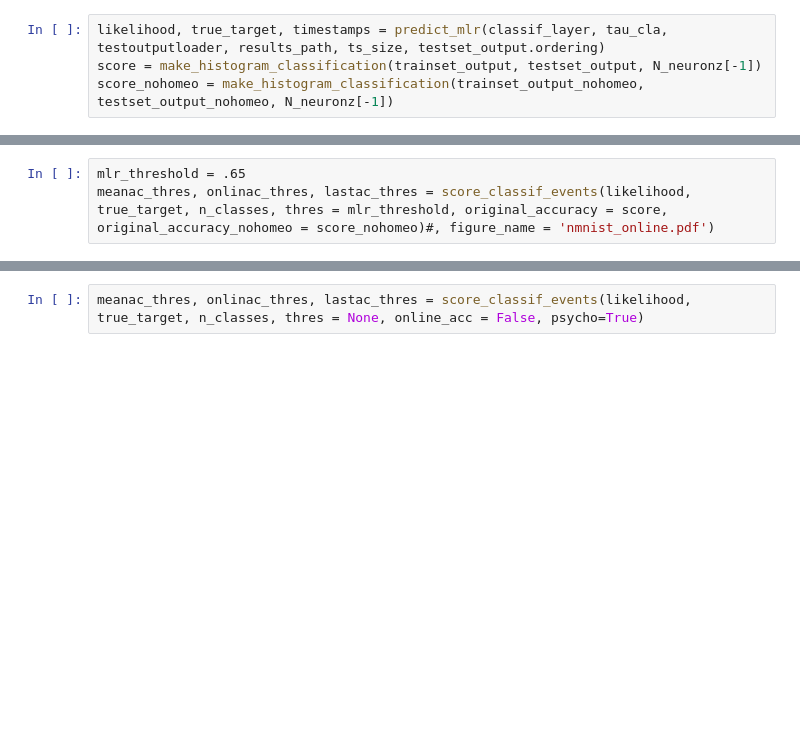
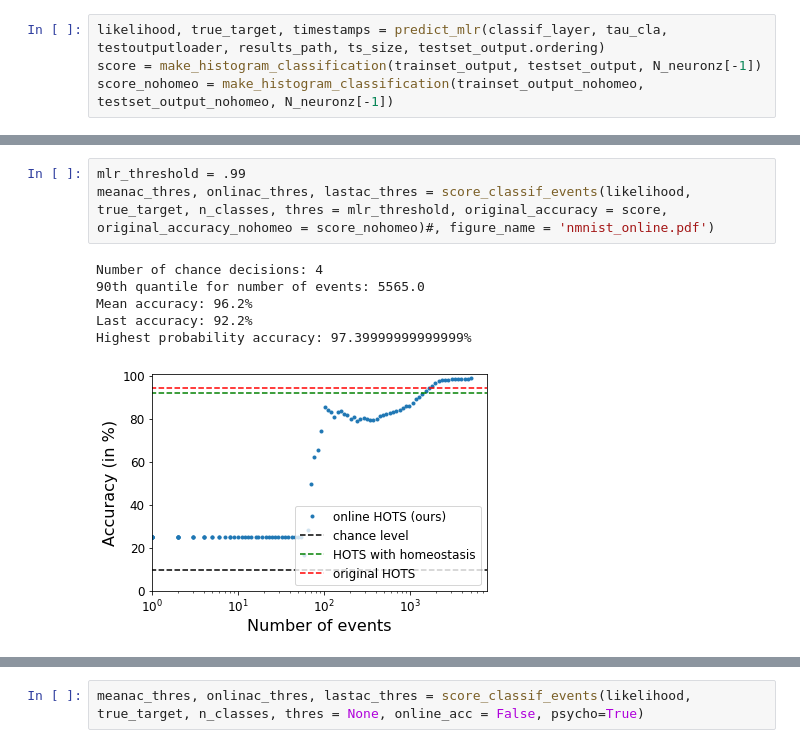
Before and after one commit to AntoineGrimaldi/hotsline, a Jupyter notebook: notebooks/RESULTS_NMNIST.ipynb, the cells around one changed output, grey strips where cells are left out. Drawn from its saved outputs; the diff is of its cells as text; blank space fills up the shorter version.

Commit message:
results different threshold nmnist

```diff
--- a/notebooks/RESULTS_NMNIST.ipynb
+++ b/notebooks/RESULTS_NMNIST.ipynb
@@ -135,3 +147,10 @@ meanac, onlinac, lastac = score_classif_events(likelihood, true_target, n_classe
 # %%
-mlr_threshold = .65
+mlr_threshold = .99
 meanac_thres, onlinac_thres, lastac_thres = score_classif_events(likelihood, true_target, n_classes, thres = mlr_threshold, original_accuracy = score, original_accuracy_nohomeo = score_nohomeo)#, figure_name = 'nmnist_online.pdf')
+# %% [output]
+Number of chance decisions: 4
+90th quantile for number of events: 5565.0
+Mean accuracy: 96.2%
+Last accuracy: 92.2%
+Highest probability accuracy: 97.39999999999999%
+[figure, added]
```
Also changed, not shown: parts of 5 cells of this notebook.
